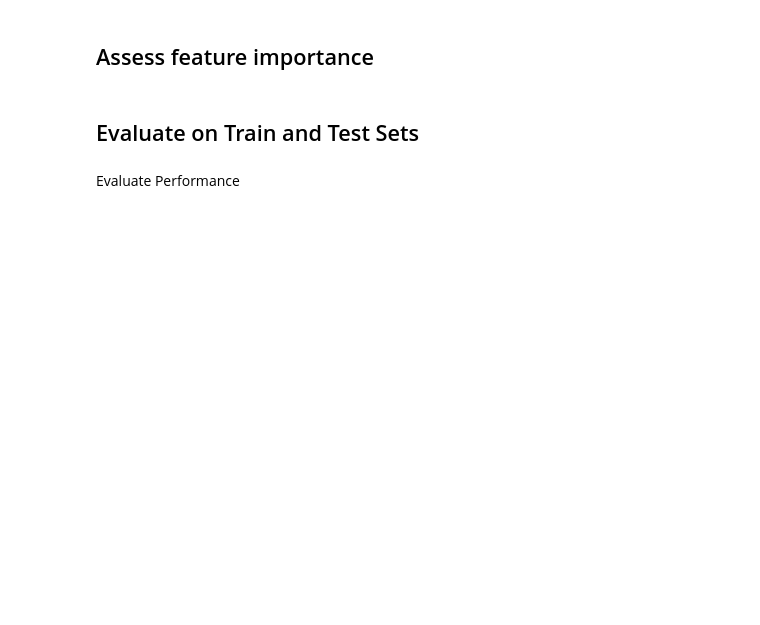
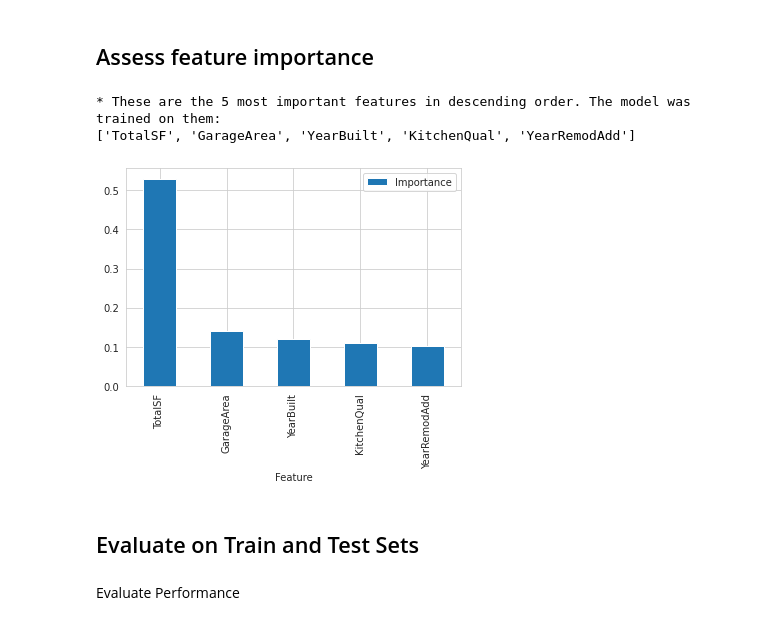
Before and after one commit to Amareteklay/heritage-housing-issues, a Jupyter notebook: jupyter_notebooks/05 - Modeling and Evaluation - Predict House Prices.ipynb, the cells around one changed output. Drawn from its saved outputs; the diff is of its cells as text; code cells hidden in the pictures; blank space fills up the shorter version.

Commit message:
Combine data cleaning and feature engineering pipelines

```diff
--- a/jupyter_notebooks/05 - Modeling and Evaluation - Predict House Prices.ipynb
+++ b/jupyter_notebooks/05 - Modeling and Evaluation - Predict House Prices.ipynb
@@ -87,27 +151,42 @@ from sklearn.ensemble import ExtraTreesRegressor
 # Pipeline optimization
 def PipelineOptimization(model):
   pipeline_base = Pipeline([
+    # Data cleaning (copied from Data Cleaning notebook)
+    ( 'drop',  DropFeatures(features_to_drop=['EnclosedPorch', 'GarageYrBlt', 'WoodDeckSF']) ),
 
-      ("OrdinalCategoricalEncoder",OrdinalEncoder(encoding_method='arbitrary',
+    ( 'mean',  MeanMedianImputer(imputation_method='mean',
+                                     variables=['LotFrontage' , 'BedroomAbvGr', 'TotalSF']) ),
+    ( 'median',  MeanMedianImputer(imputation_method='median',
+                                     variables=['2ndFlrSF', 'MasVnrArea']) ),
+    ( 'categorical',  CategoricalImputer(imputation_method='missing',
+                                     fill_value='Unf',
+                                     variables=['GarageFinish' , 'BsmtFinType1']) ),
+
+    # Feature engineering (copied from Feature Engineering notebook)
+    ("OrdinalCategoricalEncoder",OrdinalEncoder(encoding_method='arbitrary',
                                                   variables = ['BsmtExposure', 'BsmtFinType1', 'GarageFinish', 'KitchenQual'] ) ),
-      ("log_e",vt.LogTransformer(variables = ['GrLivArea'])),
 
-       ("bct",vt.BoxCoxTransformer(variables = ['TotalSF'])),
+    ('lt', vt.LogTransformer(variables = ['1stFlrSF', 'GrLivArea', 'LotArea', 'LotFrontage']) ),
 
-      ("yj",vt.YeoJohnsonTransformer(variables = ['LotFrontage'])),
+    ('pt', vt.PowerTransformer(variables = ['2ndFlrSF',
+                                        'BsmtUnfSF',
+                                        'GarageArea',
+                                        'GrLivArea',
+                                        'MasVnrArea',
+                                        'OpenPorchSF',
+                                        'TotalBsmtSF',
+                                        'TotalSF']) ),
 
-      ("Winsoriser_iqr",Winsorizer(capping_method='iqr', fold=1.5, tail='both',
-                                                  variables=['BsmtUnfSF','GarageArea', 'GrLivArea', 'LotArea', 'LotFrontage',
-                                                   'MasVnrArea', 'OpenPorchSF', 'TotalBsmtSF', '1stFlrSF', 'BsmtFinSF1', 'TotalSF'])),
+    ("Winsoriser_iqr",Winsorizer(capping_method='iqr', fold=1.5, tail='both',
+                                                  variables=['BsmtUnfSF','GarageArea', 'GrLivArea', 'LotArea', 'LotFrontage', 'MasVnrArea', 'OpenPorchSF', 'TotalBsmtSF', '1stFlrSF', 'BsmtFinSF1', 'TotalSF']) ),
 
-      ("SmartCorrelatedSelection",SmartCorrelatedSelection(variables=None, method="spearman", threshold=0.6,selection_method="variance") ),
+    ("SmartCorrelatedSelection",SmartCorrelatedSelection(variables=None, method="spearman", threshold=0.6,selection_method="variance") ),
 
-      ("feat_scaling", StandardScaler() ),
+    ("feat_scaling", StandardScaler() ),
 
-      ("feat_selection",  SelectFromModel(model) ),
+    ("feat_selection",  SelectFromModel(model) ),
 
-      ("model", model ),
-
+    ("model", model ),
     ])
 
   return pipeline_base
@@ -288,28 +451,30 @@ best_regressor_pipeline
 # %%
 import matplotlib.pyplot as plt
 import seaborn as sns
 sns.set_style('whitegrid')
 
-data_cleaning_feat_eng_steps = 6 # how many data cleaning and feature engineering does your pipeline have?
-columns_after_data_cleaning_feat_eng = (Pipeline(best_regressor_pipeline.steps[:data_cleaning_feat_eng_steps])
-                                        .transform(X_train)
-                                        .columns)
+data_cleaning_feat_eng_steps = 9 # how many data cleaning and feature engineering does your pipeline have?
+columns_after_data_cleaning_feat_eng = (Pipeline(best_regressor_pipeline.steps[:data_cleaning_feat_eng_steps]).transform(X_train).columns)
 
 best_features = columns_after_data_cleaning_feat_eng[best_regressor_pipeline['feat_selection'].get_support()].to_list()
 
 # create DataFrame to display feature importance
 df_feature_importance = (pd.DataFrame(data={
           'Feature': columns_after_data_cleaning_feat_eng[best_regressor_pipeline['feat_selection'].get_support()],
           'Importance': best_regressor_pipeline['model'].feature_importances_})
   .sort_values(by='Importance', ascending=False)
   )
 
 # Most important features statement and plot
 print(f"* These are the {len(best_features)} most important features in descending order. "
       f"The model was trained on them: \n{df_feature_importance['Feature'].to_list()}")
 
 df_feature_importance.plot(kind='bar',x='Feature',y='Importance')
 plt.show()
+# %% [output]
+* These are the 5 most important features in descending order. The model was trained on them:
+['TotalSF', 'GarageArea', 'YearBuilt', 'KitchenQual', 'YearRemodAdd']
+[figure, added]
 # %% [markdown]
 ## Evaluate on Train and Test Sets
 # %%
```
Also changed, not shown: parts of 44 cells of this notebook, 6 other files.
